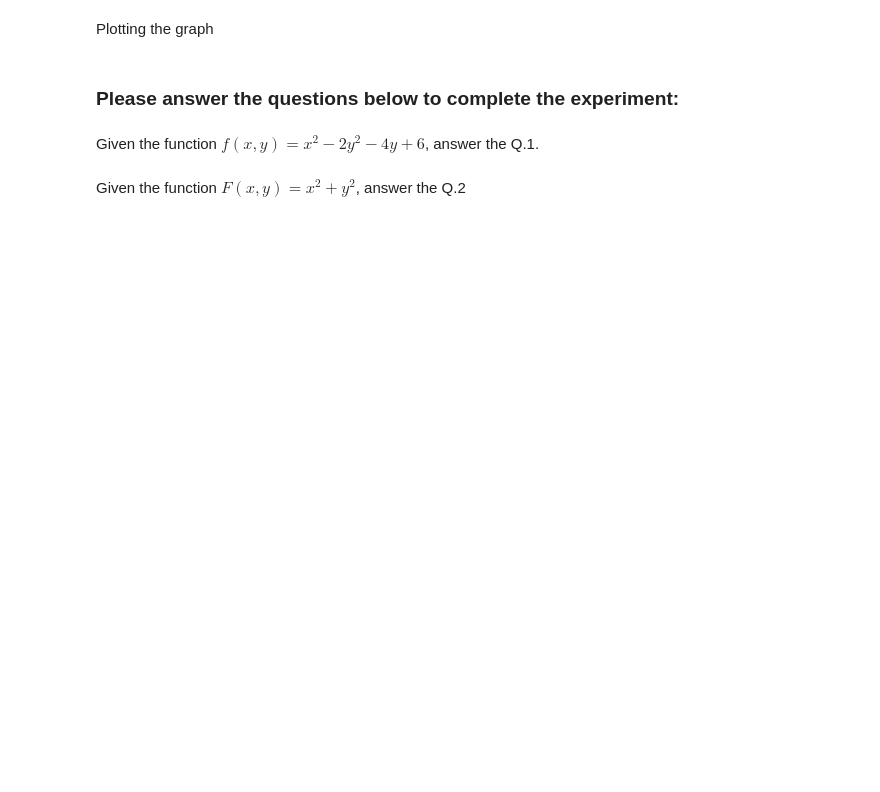
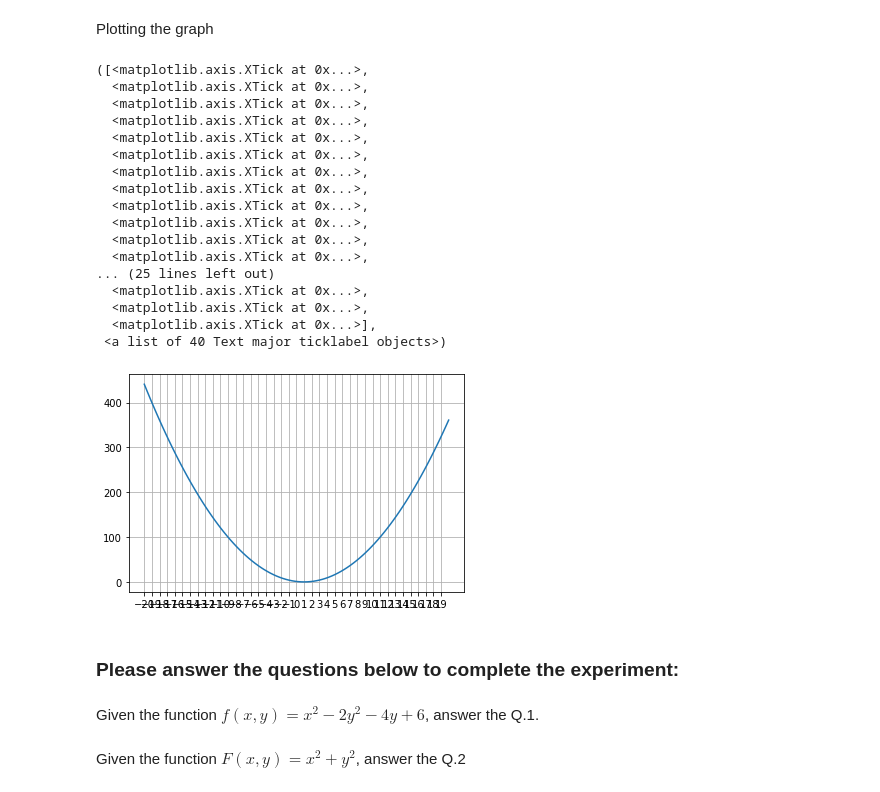
Before and after one commit to GaneshSelvaraj717/Ganesh-Selvaraj, a Jupyter notebook: M1_AST_05_Numerical_Optimization_B.ipynb, the cells around one changed output. Saved outputs shown, nothing was run; the diff lists cells and outputs as text; code cells hidden in the pictures; blank space fills up the shorter version.

```diff
--- a/M1_AST_05_Numerical_Optimization_B.ipynb
+++ b/M1_AST_05_Numerical_Optimization_B.ipynb
@@ -389,9 +391,30 @@ Plotting the graph
 # %%
 Xs = np.linspace(-20, 20, 100)
 ys = f(Xs)
 plt.plot(Xs, ys)
 # Plotting the graph for x_m and y_m
-# YOUR CODE HERE
+plt.plot(x_m, y_m)
+plt.grid(True)
+plt.xticks(np.arange(-20, 20, 1))
+# %% [output]
+([<matplotlib.axis.XTick at 0x...>,
+  <matplotlib.axis.XTick at 0x...>,
+  <matplotlib.axis.XTick at 0x...>,
+  <matplotlib.axis.XTick at 0x...>,
+  <matplotlib.axis.XTick at 0x...>,
+  <matplotlib.axis.XTick at 0x...>,
+  <matplotlib.axis.XTick at 0x...>,
+  <matplotlib.axis.XTick at 0x...>,
+  <matplotlib.axis.XTick at 0x...>,
+  <matplotlib.axis.XTick at 0x...>,
+  <matplotlib.axis.XTick at 0x...>,
+  <matplotlib.axis.XTick at 0x...>,
+... (25 lines left out)
+  <matplotlib.axis.XTick at 0x...>,
+  <matplotlib.axis.XTick at 0x...>,
+  <matplotlib.axis.XTick at 0x...>],
+ <a list of 40 Text major ticklabel objects>)
+[figure, added]
 # %% [markdown]
 ### Please answer the questions below to complete the experiment:
 # %% [markdown]
```
Also changed, not shown: parts of 11 cells of this notebook.
